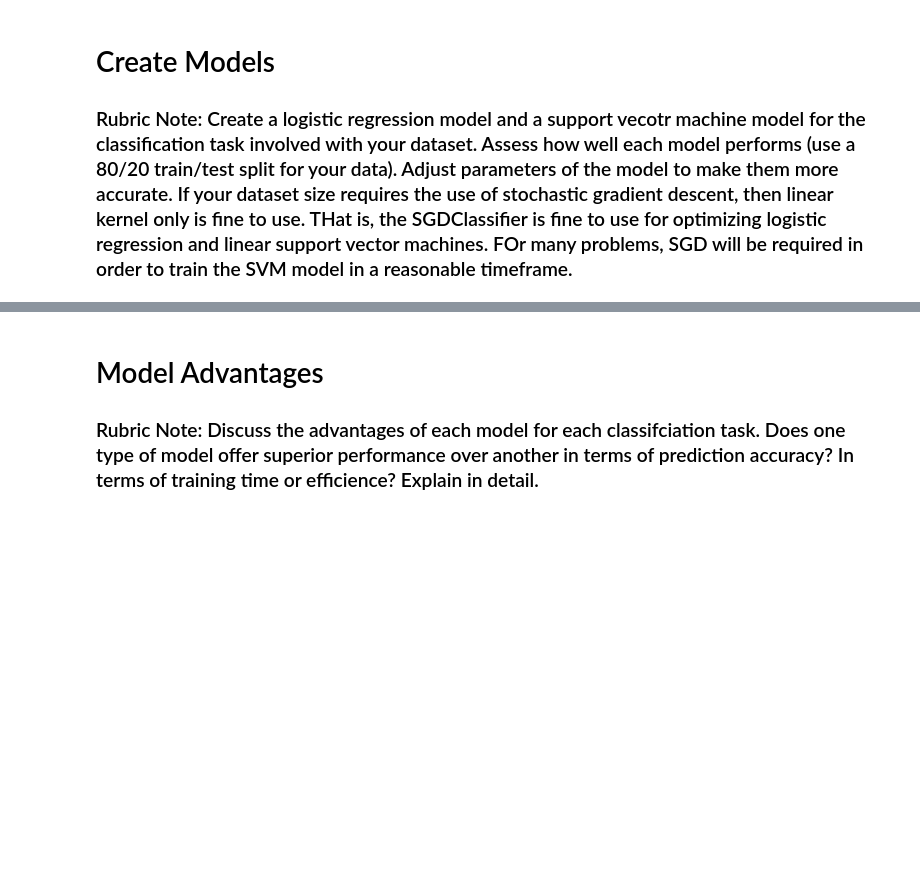
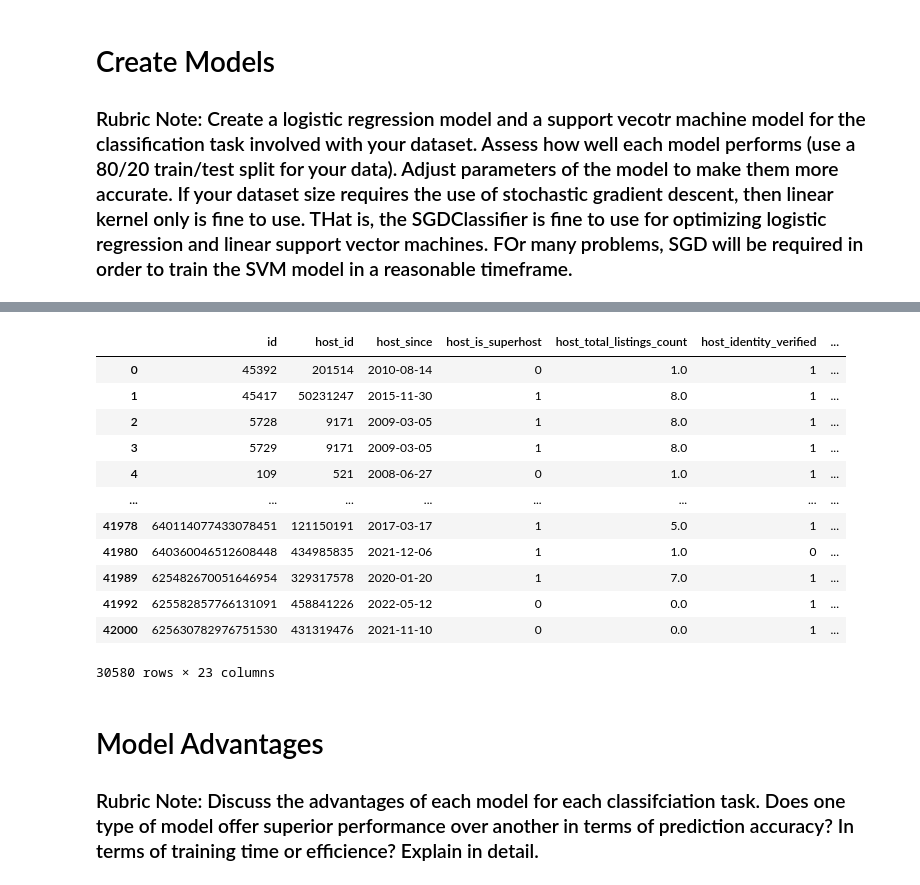
Before and after one commit to boneeyah/DS7331_Group, a Jupyter notebook: MiniLab1.ipynb, the cells around one changed output, grey strips where cells are left out. Saved outputs shown, nothing was run; the diff lists cells and outputs as text; code cells hidden in the pictures; blank space fills up the shorter version.

Commit message:
combined dataframes into df

```diff
--- a/MiniLab1.ipynb
+++ b/MiniLab1.ipynb
@@ -117,4 +174,4 @@ feature_arr = ohe.fit_transform(df_temp[['neighbourhood_cleansed','property_type
 feature_labels = ohe.get_feature_names_out()
 
 #create dataframe with features
-pd.DataFrame(feature_arr, columns= feature_labels)
+df_temp = pd.DataFrame(feature_arr, columns= feature_labels)
@@ -121,3 +194,22 @@ pd.DataFrame(feature_arr, columns= feature_labels)
+# %%
+# drop original columns and join with new onehotencoded columns
+df.drop(columns= ['neighbourhood_cleansed','property_type', 'room_type', 'bathroom_type']).join(df_temp)
+
+df
+# %% [output]
+|  | id | host_id | host_since | host_is_superhost | host_total_listings_count | host_identity_verified | ... |
+| 0 | 45392 | 201514 | 2010-08-14 | 0 | 1.0 | 1 | ... |
+| 1 | 45417 | 50231247 | 2015-11-30 | 1 | 8.0 | 1 | ... |
+| 2 | 5728 | 9171 | 2009-03-05 | 1 | 8.0 | 1 | ... |
+| 3 | 5729 | 9171 | 2009-03-05 | 1 | 8.0 | 1 | ... |
+| 4 | 109 | 521 | 2008-06-27 | 0 | 1.0 | 1 | ... |
+| ... | ... | ... | ... | ... | ... | ... | ... |
+| 41978 | 640114077433078451 | 121150191 | 2017-03-17 | 1 | 5.0 | 1 | ... |
+| 41980 | 640360046512608448 | 434985835 | 2021-12-06 | 1 | 1.0 | 0 | ... |
+| 41989 | 625482670051646954 | 329317578 | 2020-01-20 | 1 | 7.0 | 1 | ... |
+| 41992 | 625582857766131091 | 458841226 | 2022-05-12 | 0 | 0.0 | 1 | ... |
+| 42000 | 625630782976751530 | 431319476 | 2021-11-10 | 0 | 0.0 | 1 | ... |
+30580 rows × 23 columns
 # %%
 ### different method I found first, commented out for now, this could be used to transform within the original dataset saving one step
 ### but it's easy enough to just fit a new dataframe and then add to original and drop original columns instead
```
Also changed, not shown: parts of 6 cells of this notebook.
